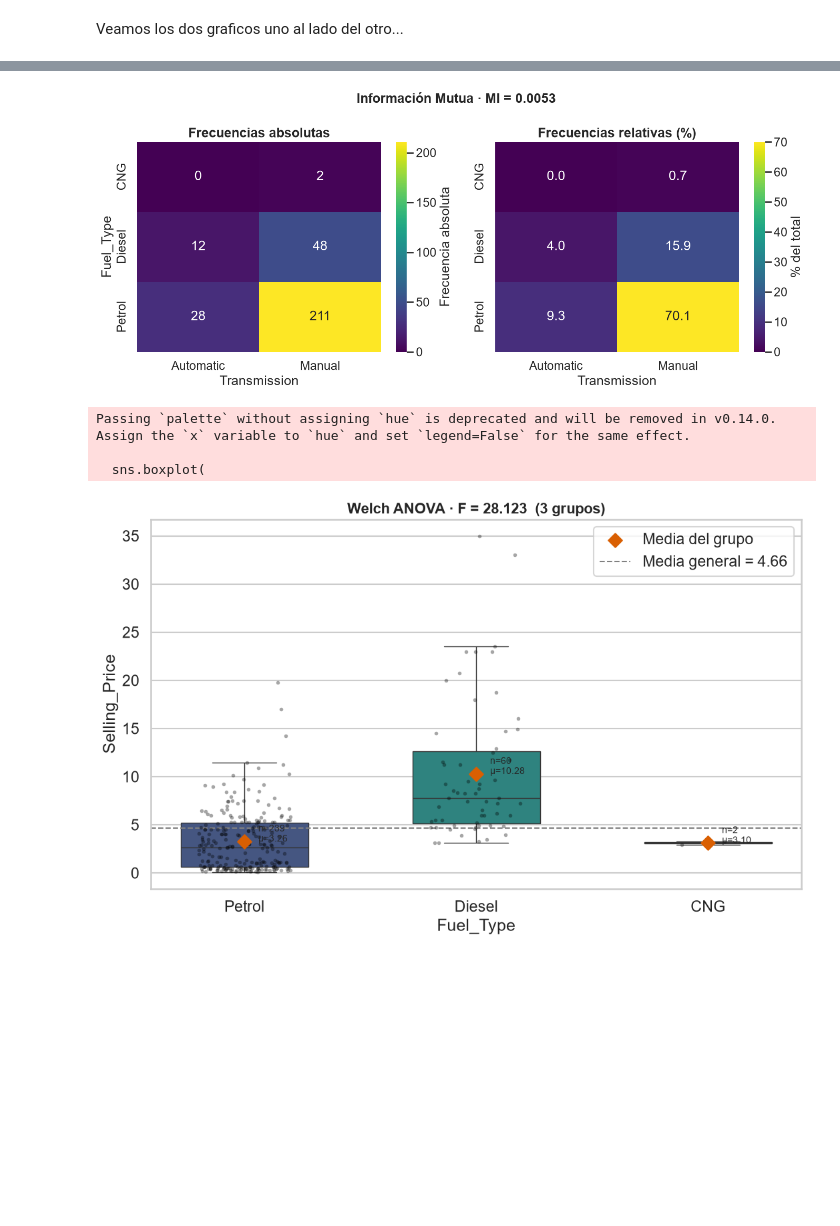
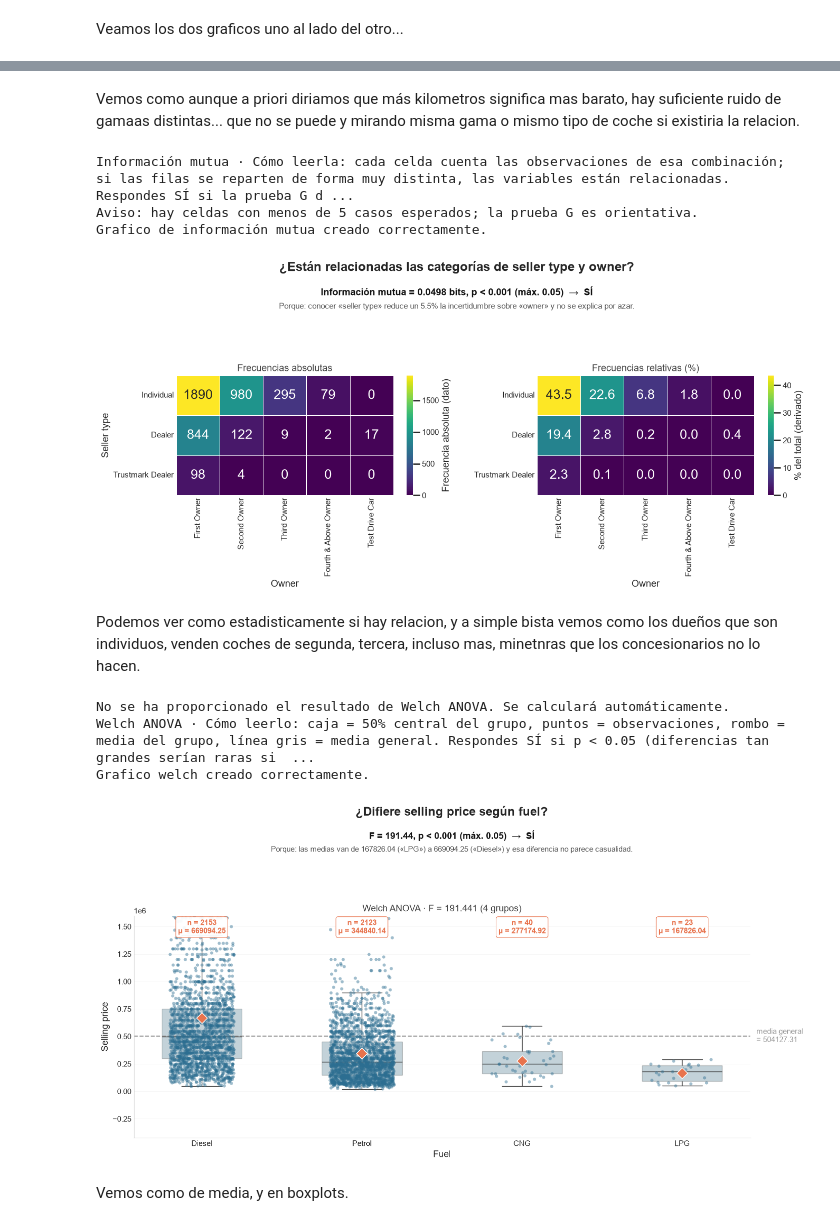
Before and after one commit to EnZaFe/SME_paquetes, a Jupyter notebook: notebooks/demo_python.ipynb, the cells around one changed output, grey strips where cells are left out. Saved outputs shown, nothing was run; the diff lists cells and outputs as text; code cells hidden in the pictures; blank space fills up the shorter version.

```diff
--- a/notebooks/demo_python.ipynb
+++ b/notebooks/demo_python.ipynb
@@ -102,7 +118,7 @@ os.listdir(path)
  'car details v4.csv']
 # %%
 df = pd.read_csv(
-    os.path.join(path, "car data.csv")
+    os.path.join(path, "CAR DETAILS FROM CAR DEKHO.csv")
 )
 
 df.head()
@@ -115,0 +134,6 @@ df.head()
+# %%
+df_by_path = sme.load_dataset("CAR DETAILS FROM CAR DEKHO.csv")
+print(type(df_by_path))
+
+df_iris = sme.load_dataset("iris")
+print(type(df_iris))
@@ -599,23 +619,34 @@ display(HTML(f"""
 """))
 # %% [output]
 [interactive output not drawn]
+# %% [markdown]
+Vemos como aunque a priori diriamos que más kilometros significa mas barato, hay suficiente ruido de gamaas distintas... que no se puede y mirando misma gama o mismo tipo de coche si existiria la relacion.
 # %%
 fig = sme.graficar_informacion_mutua(
-    df["Fuel_Type"],
-    df["Transmission"]
+    df["seller_type"],
+    df["owner"]
 )
 # %% [output]
+Información mutua · Cómo leerla: cada celda cuenta las observaciones de esa combinación; si las filas se reparten de forma muy distinta, las variables están relacionadas. Respondes SÍ si la prueba G d ...
+Aviso: hay celdas con menos de 5 casos esperados; la prueba G es orientativa.
+Grafico de información mutua creado correctamente.
-[figure, old version]
+[figure, new version]
+# %% [markdown]
+Podemos ver como estadisticamente si hay relacion, y a simple bista vemos como los dueños que son individuos, venden coches de segunda, tercera, incluso mas, minetnras que los concesionarios no lo hacen.
 # %%
 fig = sme.graficar_welch(
-    df["Fuel_Type"],
-    df["Selling_Price"]
+    df["fuel"],
+    df["selling_price"],
+    verbose=3,
+    limite_y=1600000
 )
 # %% [output]
-Passing `palette` without assigning `hue` is deprecated and will be removed in v0.14.0. Assign the `x` variable to `hue` and set `legend=False` for the same effect.
-
-  sns.boxplot(
+No se ha proporcionado el resultado de Welch ANOVA. Se calculará automáticamente.
+Welch ANOVA · Cómo leerlo: caja = 50% central del grupo, puntos = observaciones, rombo = media del grupo, línea gris = media general. Respondes SÍ si p < 0.05 (diferencias tan grandes serían raras si  ...
+Grafico welch creado correctamente.
-[figure, old version]
+[figure, new version]
+# %% [markdown]
+Vemos como de media, y en boxplots.
 # %% [markdown]
 ## Conclusión
 
```
Also changed, not shown: parts of 34 cells of this notebook, 16 other files.
